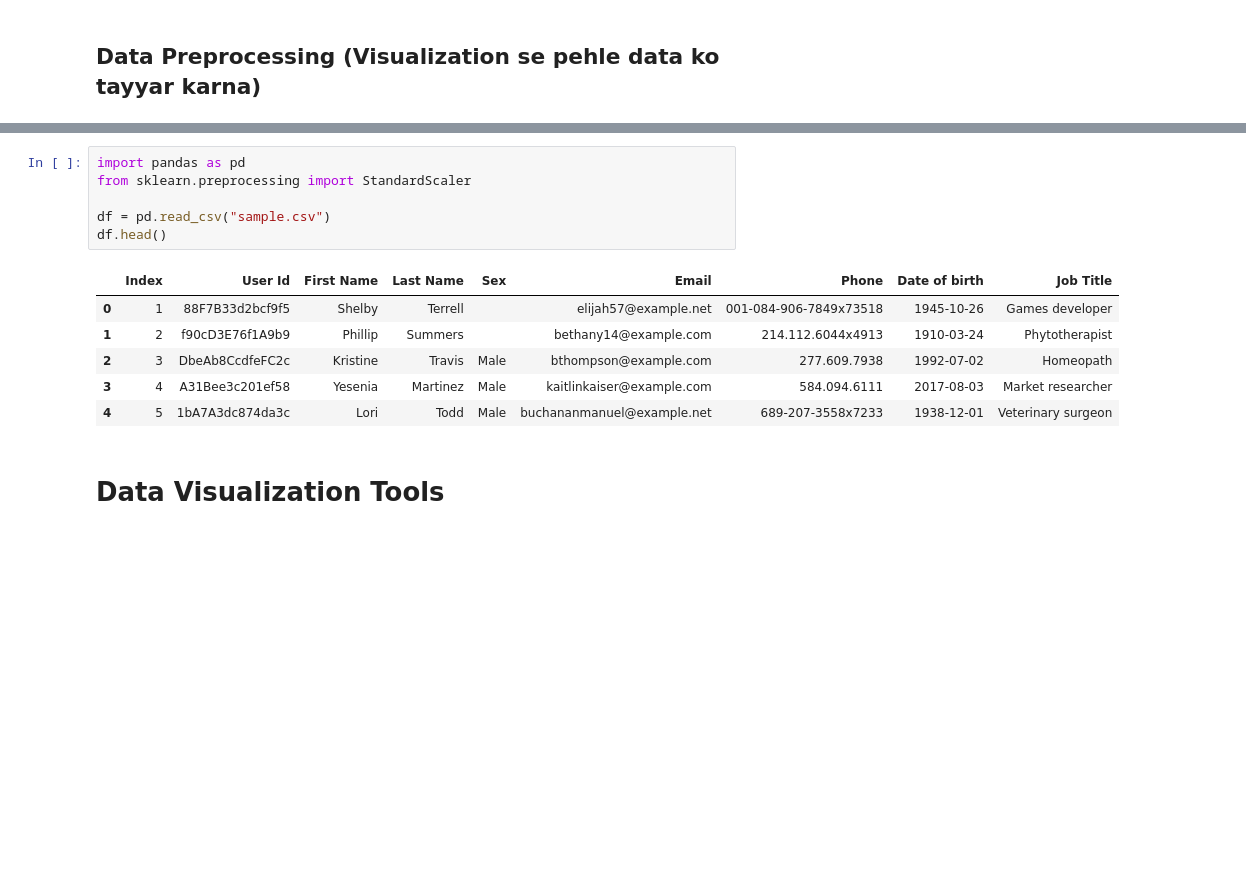
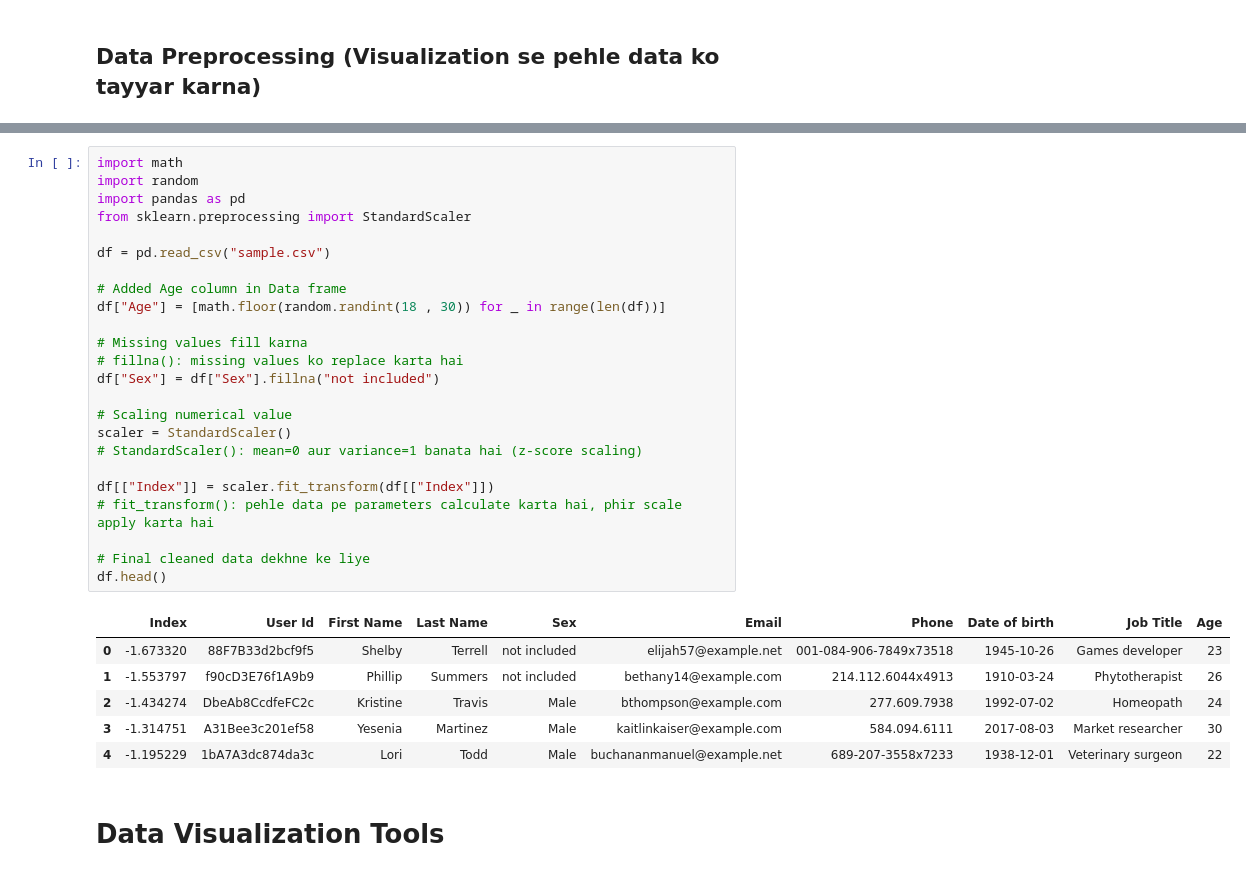
Before and after one commit to CodeSagarrr/Data-Visualitations-AIML, a Jupyter notebook: phase-1.ipynb, the cells around one changed output, grey strips where cells are left out. Drawn from its saved outputs; the diff is of its cells as text; blank space fills up the shorter version.

```diff
--- a/phase-1.ipynb
+++ b/phase-1.ipynb
@@ -35,16 +40,34 @@
 # %%
+import math
+import random
 import pandas as pd
 from sklearn.preprocessing import StandardScaler
 
 df = pd.read_csv("sample.csv")
+
+# Added Age column in Data frame
+df["Age"] = [math.floor(random.randint(18 , 30)) for _ in range(len(df))]
+
+# Missing values fill karna
+# fillna(): missing values ko replace karta hai
+df["Sex"] = df["Sex"].fillna("not included")
+
+# Scaling numerical value
+scaler = StandardScaler()
+# StandardScaler(): mean=0 aur variance=1 banata hai (z-score scaling)
+
+df[["Index"]] = scaler.fit_transform(df[["Index"]])
+# fit_transform(): pehle data pe parameters calculate karta hai, phir scale apply karta hai
+
+# Final cleaned data dekhne ke liye
 df.head()
 # %% [output]
-|  | Index | User Id | First Name | Last Name | Sex | Email | Phone | Date of birth | Job Title |
-| 0 | 1 | 88F7B33d2bcf9f5 | Shelby | Terrell |  | elijah57@example.net | 001-084-906-7849x73518 | 1945-10-26 | Games developer |
-| 1 | 2 | f90cD3E76f1A9b9 | Phillip | Summers |  | bethany14@example.com | 214.112.6044x4913 | 1910-03-24 | Phytotherapist |
-| 2 | 3 | DbeAb8CcdfeFC2c | Kristine | Travis | Male | bthompson@example.com | 277.609.7938 | 1992-07-02 | Homeopath |
-| 3 | 4 | A31Bee3c201ef58 | Yesenia | Martinez | Male | kaitlinkaiser@example.com | 584.094.6111 | 2017-08-03 | Market researcher |
-| 4 | 5 | 1bA7A3dc874da3c | Lori | Todd | Male | buchananmanuel@example.net | 689-207-3558x7233 | 1938-12-01 | Veterinary surgeon |
+|  | Index | User Id | First Name | Last Name | Sex | Email | Phone | Date of birth | Job Title | Age |
+| 0 | -1.673320 | 88F7B33d2bcf9f5 | Shelby | Terrell | not included | elijah57@example.net | 001-084-906-7849x73518 | 1945-10-26 | Games developer | 23 |
+| 1 | -1.553797 | f90cD3E76f1A9b9 | Phillip | Summers | not included | bethany14@example.com | 214.112.6044x4913 | 1910-03-24 | Phytotherapist | 26 |
+| 2 | -1.434274 | DbeAb8CcdfeFC2c | Kristine | Travis | Male | bthompson@example.com | 277.609.7938 | 1992-07-02 | Homeopath | 24 |
+| 3 | -1.314751 | A31Bee3c201ef58 | Yesenia | Martinez | Male | kaitlinkaiser@example.com | 584.094.6111 | 2017-08-03 | Market researcher | 30 |
+| 4 | -1.195229 | 1bA7A3dc874da3c | Lori | Todd | Male | buchananmanuel@example.net | 689-207-3558x7233 | 1938-12-01 | Veterinary surgeon | 22 |
 # %% [markdown]
 # Data Visualization Tools
 # %% [markdown]
```
Also changed, not shown: parts of 24 cells of this notebook.
